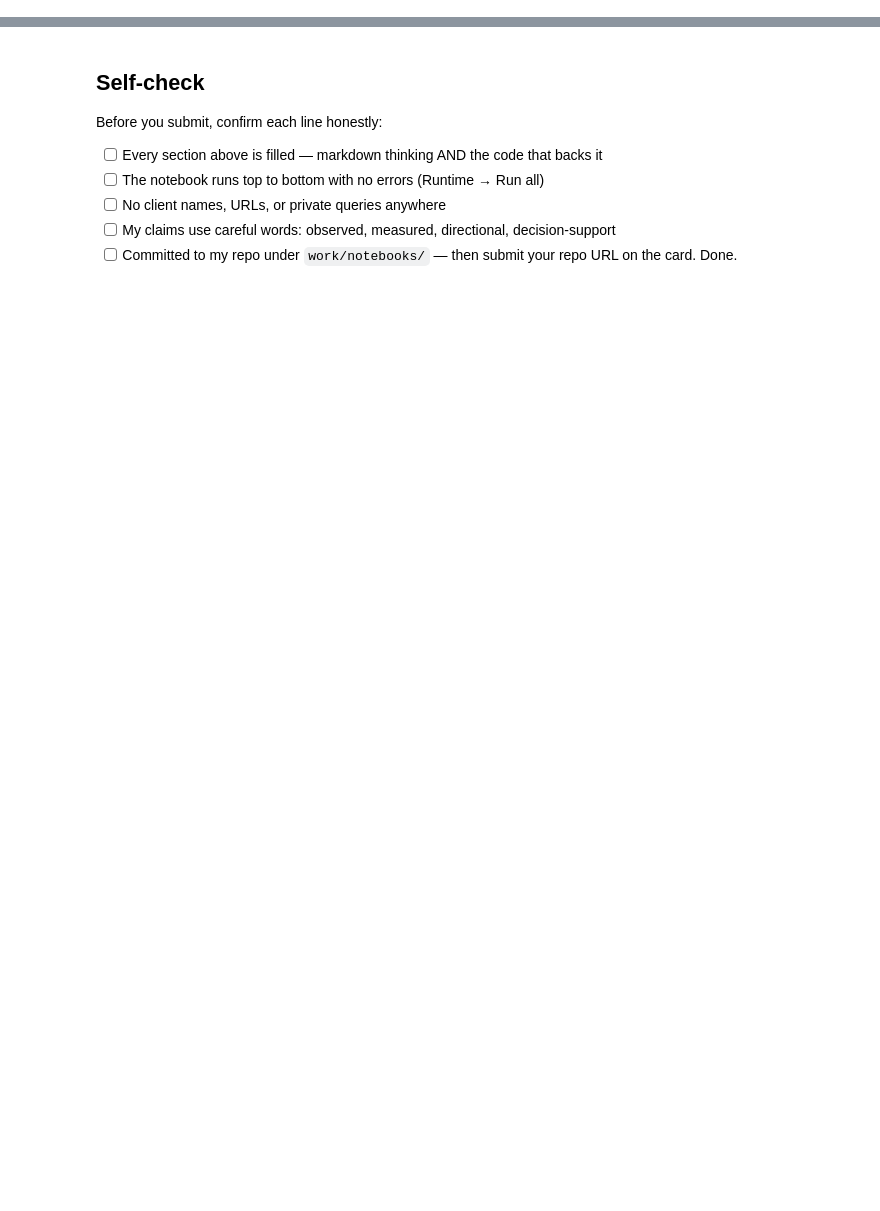
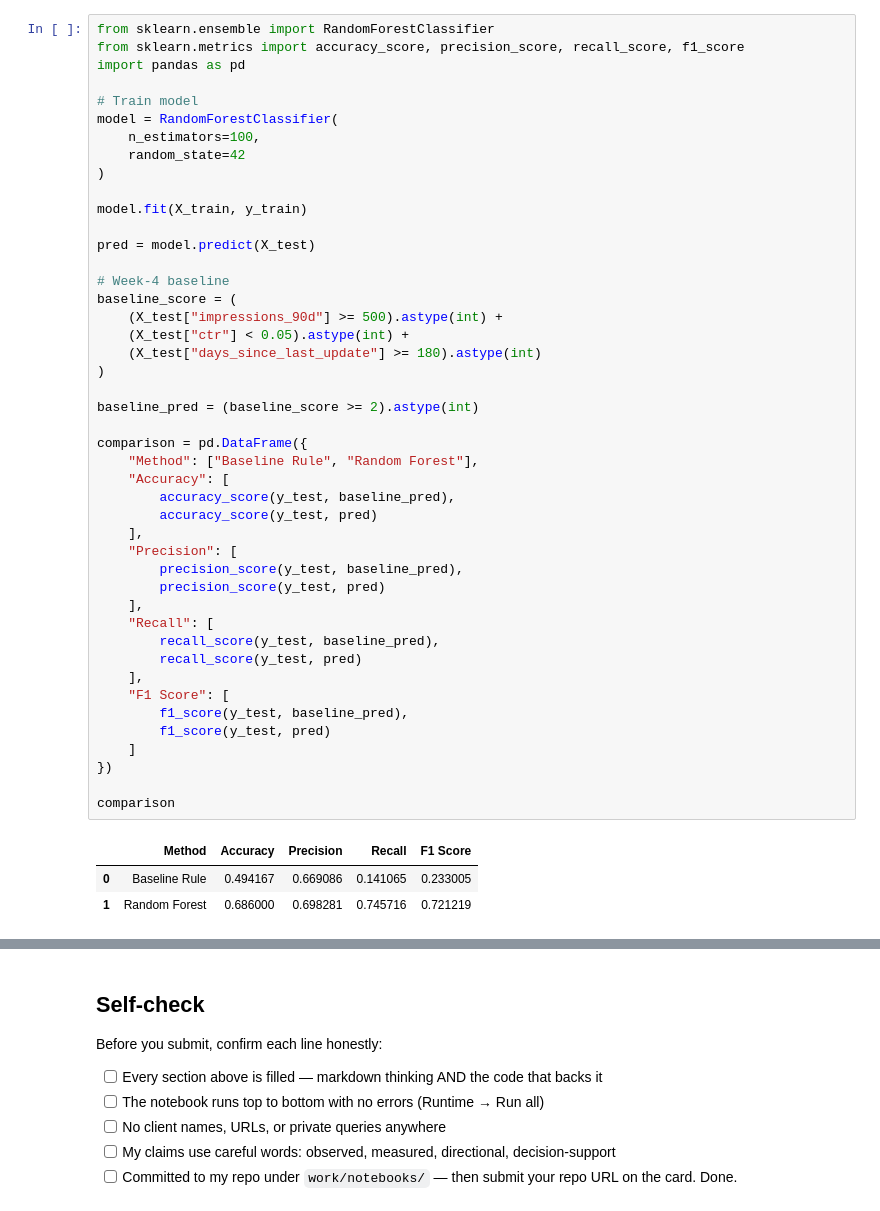
Before and after one commit to ZainAliShah199/flyrank-ml-internship, a Jupyter notebook: work/notebooks/w05_model.ipynb, the cells around one changed output, grey strips where cells are left out. Drawn from its saved outputs; the diff is of its cells as text; blank space fills up the shorter version.

```diff
--- a/work/notebooks/w05_model.ipynb
+++ b/work/notebooks/w05_model.ipynb
@@ -36,0 +129,49 @@ This skeleton is yours to fill. Work the sections **in order** — each one has
+# %%
+from sklearn.ensemble import RandomForestClassifier
+from sklearn.metrics import accuracy_score, precision_score, recall_score, f1_score
+import pandas as pd
+
+# Train model
+model = RandomForestClassifier(
+    n_estimators=100,
+    random_state=42
+)
+
+model.fit(X_train, y_train)
+
+pred = model.predict(X_test)
+
+# Week-4 baseline
+baseline_score = (
+    (X_test["impressions_90d"] >= 500).astype(int) +
+    (X_test["ctr"] < 0.05).astype(int) +
+    (X_test["days_since_last_update"] >= 180).astype(int)
+)
+
+baseline_pred = (baseline_score >= 2).astype(int)
+
+comparison = pd.DataFrame({
+    "Method": ["Baseline Rule", "Random Forest"],
+    "Accuracy": [
+        accuracy_score(y_test, baseline_pred),
+        accuracy_score(y_test, pred)
+    ],
+    "Precision": [
+        precision_score(y_test, baseline_pred),
+        precision_score(y_test, pred)
+    ],
+    "Recall": [
+        recall_score(y_test, baseline_pred),
+        recall_score(y_test, pred)
+    ],
+    "F1 Score": [
+        f1_score(y_test, baseline_pred),
+        f1_score(y_test, pred)
+    ]
+})
+
+comparison
+# %% [output]
+|  | Method | Accuracy | Precision | Recall | F1 Score |
+| 0 | Baseline Rule | 0.494167 | 0.669086 | 0.141065 | 0.233005 |
+| 1 | Random Forest | 0.686000 | 0.698281 | 0.745716 | 0.721219 |
```
Also changed, not shown: parts of 17 cells of this notebook.
